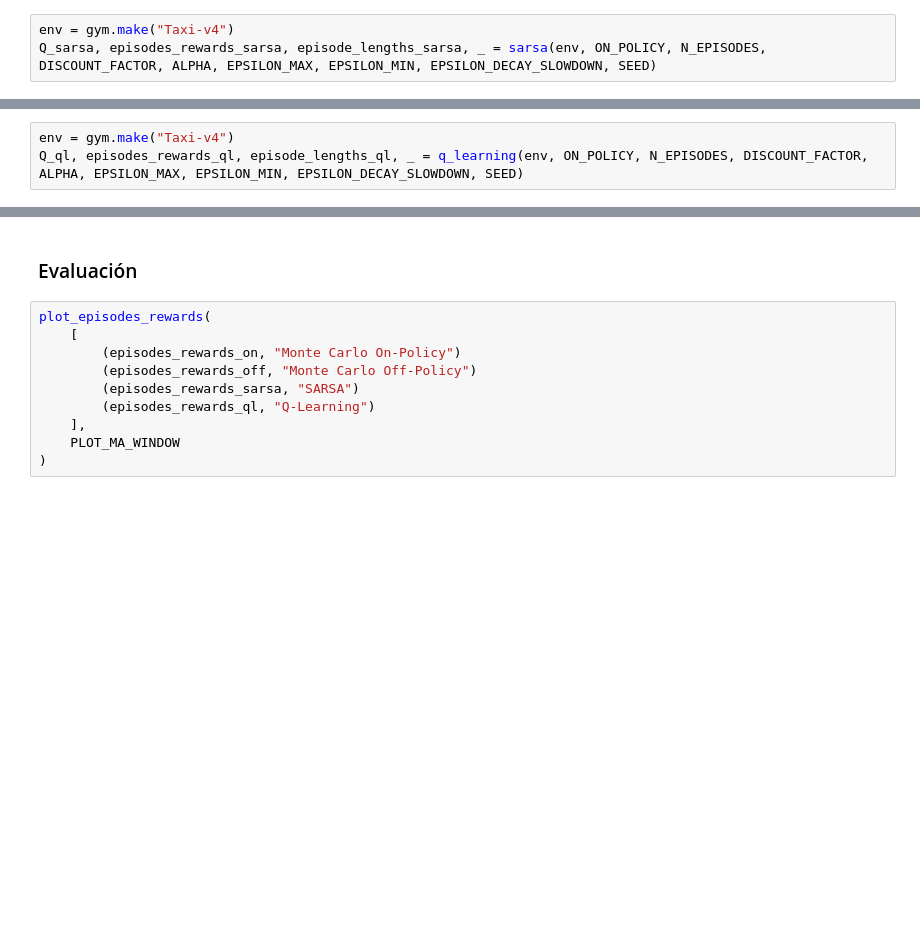
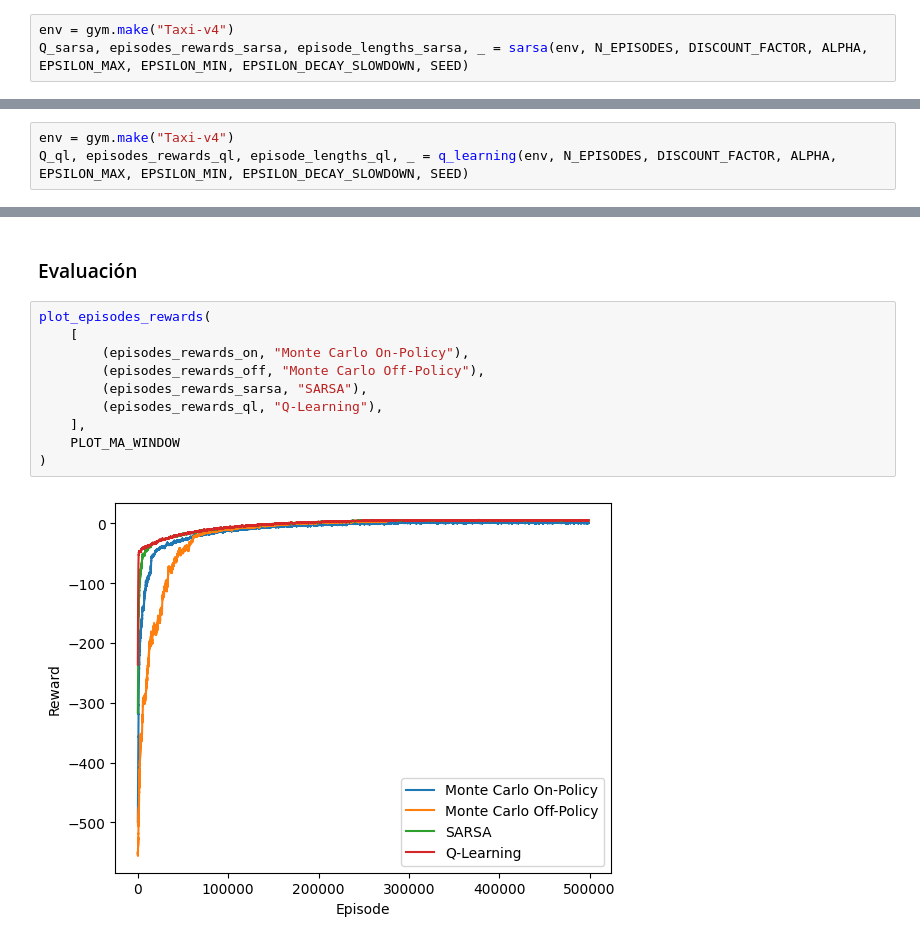
Before and after one commit to ddumu/dourado-minguell-eml-mia-um-p1, a Jupyter notebook: Entornos_Complejos/comparison_tabulars.ipynb, the cells around one changed output, grey strips where cells are left out. Drawn from its saved outputs; the diff is of its cells as text; blank space fills up the shorter version.

```diff
--- a/Entornos_Complejos/comparison_tabulars.ipynb
+++ b/Entornos_Complejos/comparison_tabulars.ipynb
@@ -71,3 +86,3 @@ Q_off, episodes_rewards_off, episode_lengths_off, _ = monte_carlo(env, ON_POLICY
 # %%
 env = gym.make("Taxi-v4")
-Q_sarsa, episodes_rewards_sarsa, episode_lengths_sarsa, _ = sarsa(env, ON_POLICY, N_EPISODES, DISCOUNT_FACTOR, ALPHA, EPSILON_MAX, EPSILON_MIN, EPSILON_DECAY_SLOWDOWN, SEED)
+Q_sarsa, episodes_rewards_sarsa, episode_lengths_sarsa, _ = sarsa(env, N_EPISODES, DISCOUNT_FACTOR, ALPHA, EPSILON_MAX, EPSILON_MIN, EPSILON_DECAY_SLOWDOWN, SEED)
@@ -74,3 +100,3 @@ Q_sarsa, episodes_rewards_sarsa, episode_lengths_sarsa, _ = sarsa(env, ON_POLICY
 # %%
 env = gym.make("Taxi-v4")
-Q_ql, episodes_rewards_ql, episode_lengths_ql, _ = q_learning(env, ON_POLICY, N_EPISODES, DISCOUNT_FACTOR, ALPHA, EPSILON_MAX, EPSILON_MIN, EPSILON_DECAY_SLOWDOWN, SEED)
+Q_ql, episodes_rewards_ql, episode_lengths_ql, _ = q_learning(env, N_EPISODES, DISCOUNT_FACTOR, ALPHA, EPSILON_MAX, EPSILON_MIN, EPSILON_DECAY_SLOWDOWN, SEED)
@@ -79,10 +116,12 @@ Q_ql, episodes_rewards_ql, episode_lengths_ql, _ = q_learning(env, ON_POLICY, N_
 # %%
 plot_episodes_rewards(
     [
-        (episodes_rewards_on, "Monte Carlo On-Policy")
-        (episodes_rewards_off, "Monte Carlo Off-Policy")
-        (episodes_rewards_sarsa, "SARSA")
-        (episodes_rewards_ql, "Q-Learning")
+        (episodes_rewards_on, "Monte Carlo On-Policy"),
+        (episodes_rewards_off, "Monte Carlo Off-Policy"),
+        (episodes_rewards_sarsa, "SARSA"),
+        (episodes_rewards_ql, "Q-Learning"),
     ],
     PLOT_MA_WINDOW
 )
+# %% [output]
+[figure, added]
```
Also changed, not shown: parts of 4 cells of this notebook.
